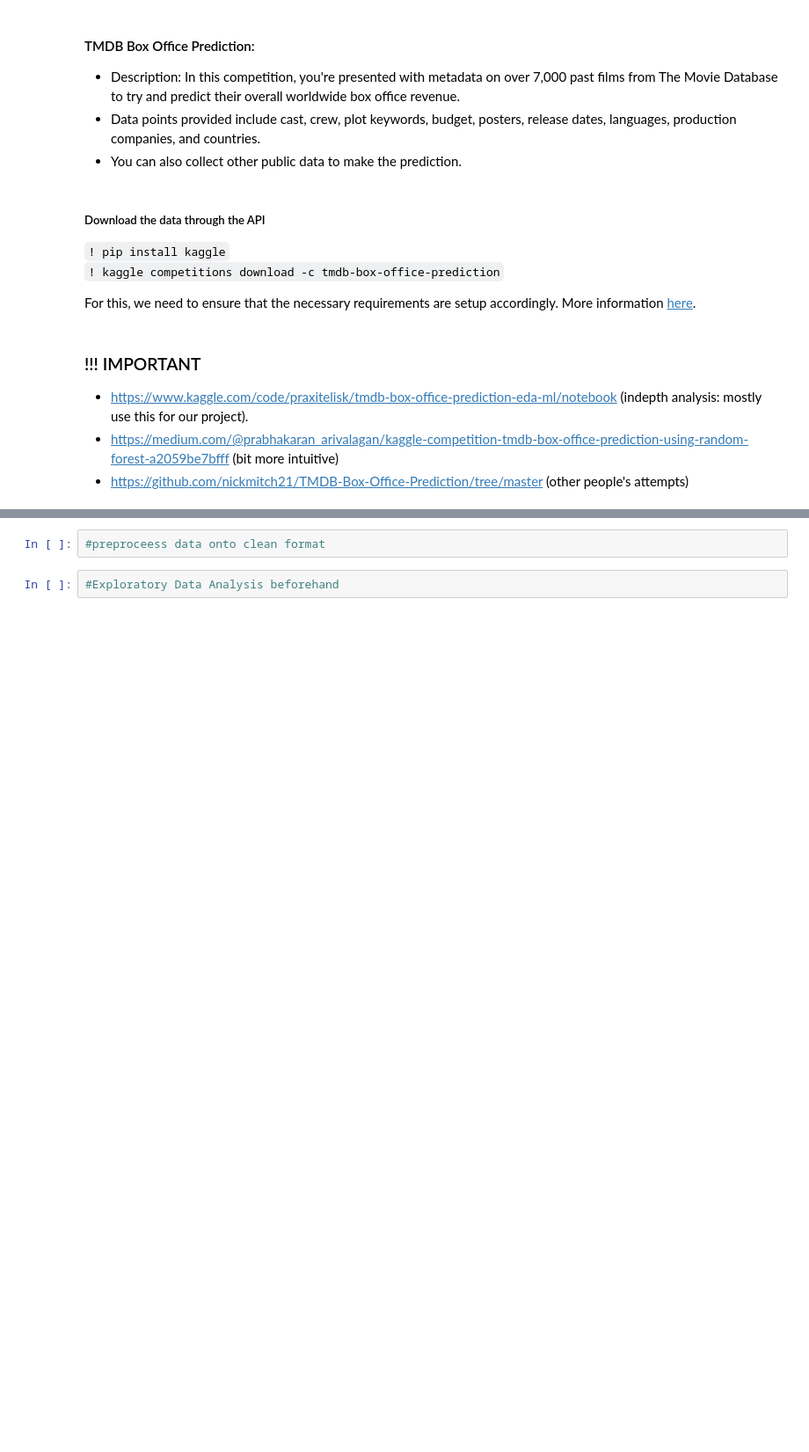
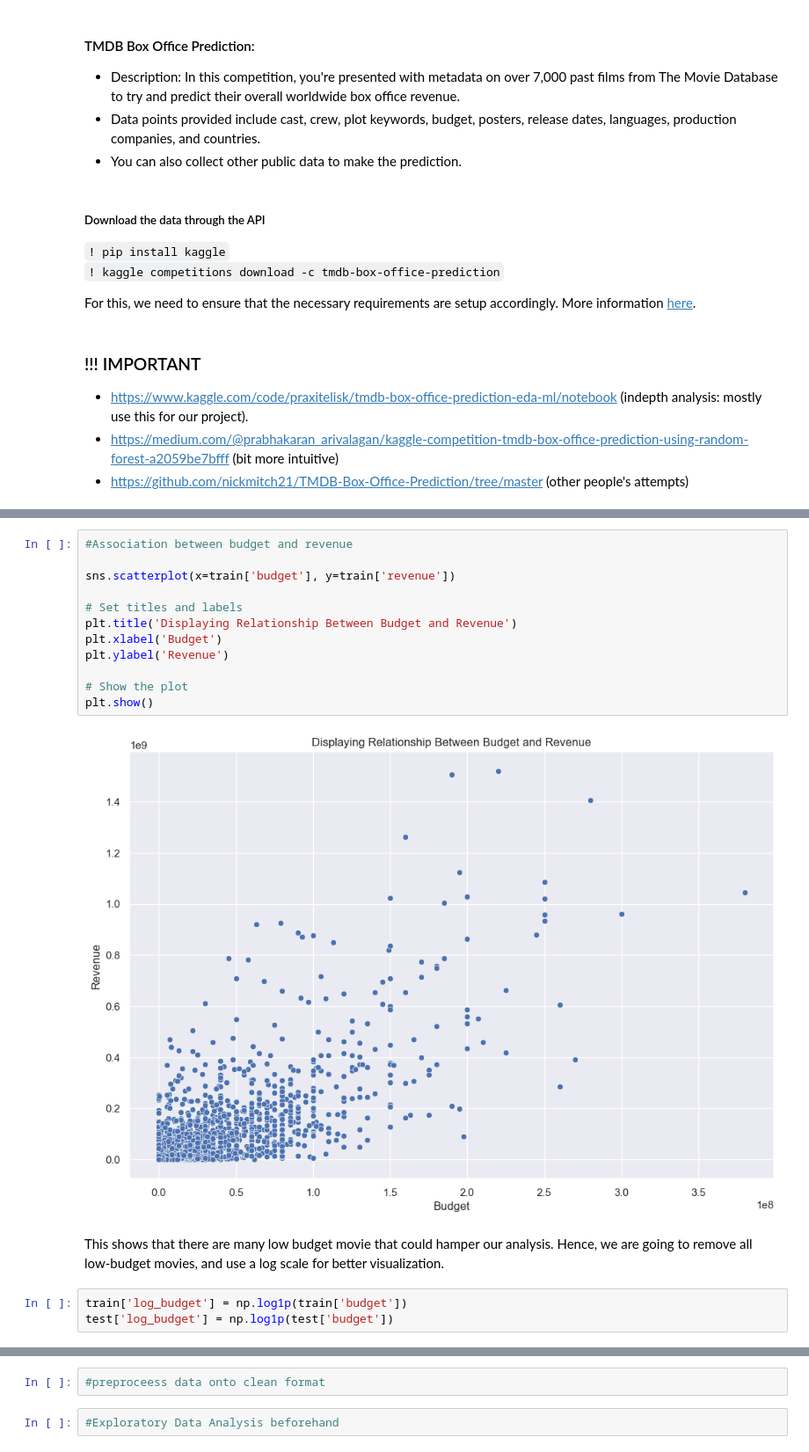
Before and after one commit to aatmiyasilwal/FITE3010-Kaggle-Competition, a Jupyter notebook: FITE3010_Kaggle_Pipeline.ipynb, the cells around one changed output, grey strips where cells are left out. Shown: that part at 88% size. Drawn from its saved outputs; the diff is of its cells as text; blank space fills up the shorter version.

```diff
--- a/FITE3010_Kaggle_Pipeline.ipynb
+++ b/FITE3010_Kaggle_Pipeline.ipynb
@@ -19,0 +145,19 @@ For this, we need to ensure that the necessary requirements are setup accordingl
+# %%
+#Association between budget and revenue
+
+sns.scatterplot(x=train['budget'], y=train['revenue'])
+
+# Set titles and labels
+plt.title('Displaying Relationship Between Budget and Revenue')
+plt.xlabel('Budget')
+plt.ylabel('Revenue')
+
+# Show the plot
+plt.show()
+# %% [output]
+[figure, added]
+# %% [markdown]
+This shows that there are many low budget movie that could hamper our analysis. Hence, we are going to remove all low-budget movies, and use a log scale for better visualization.
+# %%
+train['log_budget'] = np.log1p(train['budget'])
+test['log_budget'] = np.log1p(test['budget'])
```
Also changed, not shown: parts of 13 cells of this notebook.
